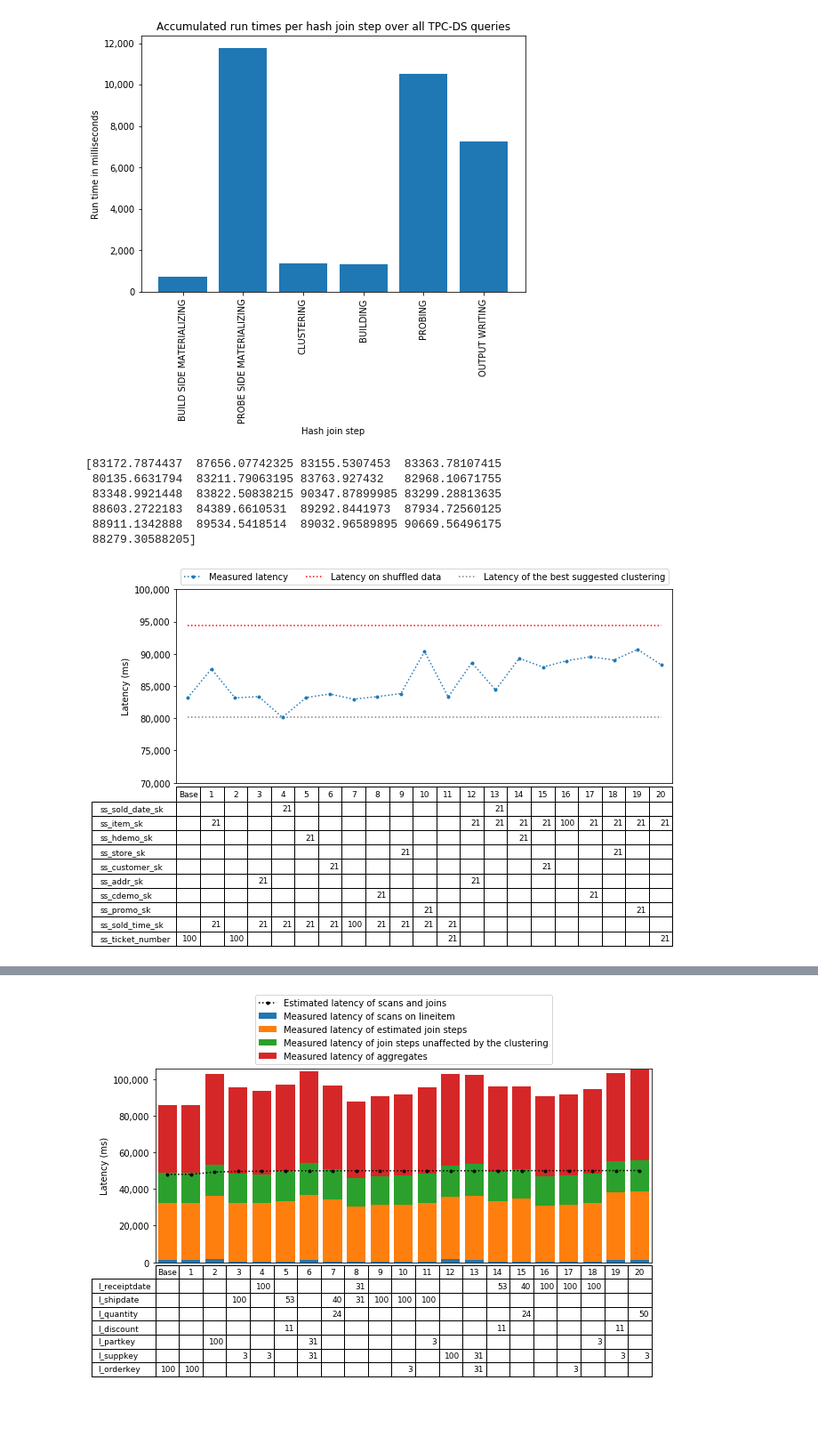
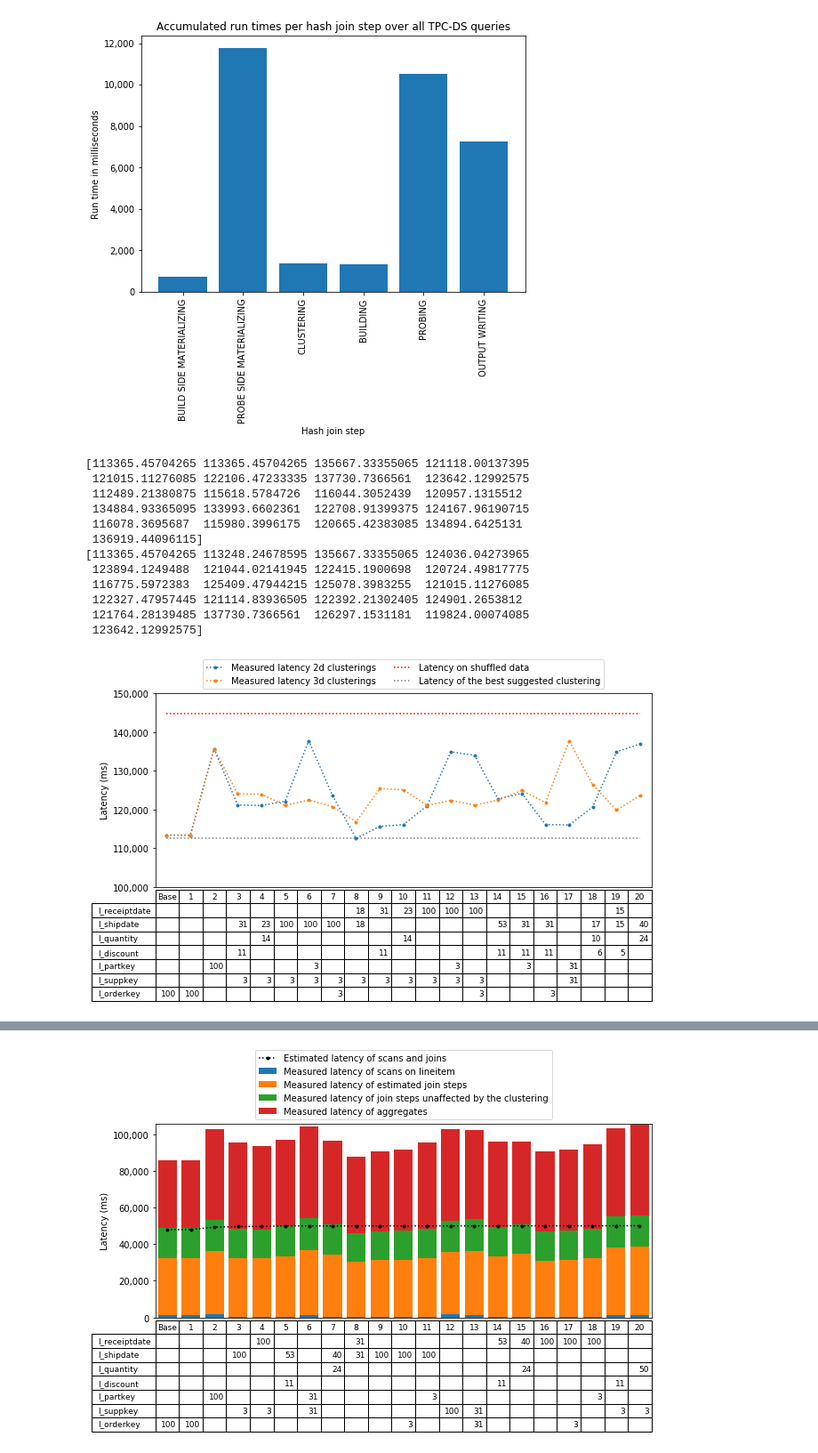
Before and after one commit to aloeser/clustering_model, a Jupyter notebook: Visualizations.ipynb, the cells around one changed output, grey strips where cells are left out. Shown: that part at 89% size. Saved outputs shown, nothing was run; the diff lists cells and outputs as text; code cells hidden in the pictures; blank space fills up the shorter version.

```diff
--- a/Visualizations.ipynb
+++ b/Visualizations.ipynb
@@ -254,6 +285,7 @@ def extract_cluster_counts(benchmark_folder, clustering_columns):
 # %%
 #latencies =      [112572, 134109, 119582, 122008, 123642, 111577, 114712, 119942, 115359, 120596, 121851, 123653, 116027, 120127, 115513, 134484, 139638, 132194, 134679, 131486, 136919]
-BENCHMARK = "tpcds"
+BENCHMARK = "tpch"
+THREE_D = True
 
 fig, ax = plt.subplots(figsize=(10,5))
 if BENCHMARK == "tpch":
@@ -262,7 +294,7 @@ if BENCHMARK == "tpch":
     latency_shuffled = 144684
     ax.set_ylim(ymin=100000,ymax=150000)
     benchmark_folder = "/home/aloeser/Dokumente/repos/hyrise/benchmark_results/final/tpch/sf10-2d"
-    #benchmark_folder = "/home/aloeser/Dokumente/repos/hyrise/benchmark_results/final/tpch/sf10-3d"
+    benchmark_folder_3d = "/home/aloeser/Dokumente/repos/hyrise/benchmark_results/final/tpch/sf10-3d-corrected"
     potential_clustering_columns = ['l_receiptdate', 'l_shipdate', 'l_quantity', 'l_discount', 'l_partkey', 'l_suppkey', 'l_orderkey']
     sort_column = "l_orderkey"
     default_chunks = 916
@@ -272,7 +304,7 @@ elif BENCHMARK == "tpcds":
     latency_shuffled = 94393
     ax.set_ylim(ymin=70000,ymax=100000)
     benchmark_folder = "/home/aloeser/Dokumente/repos/hyrise/benchmark_results/final/tpcds/sf10-2d"
-    #benchmark_folder = "/home/aloeser/Dokumente/repos/hyrise/benchmark_results/final/tpcds/sf10-3d-corrected"
+    benchmark_folder_3d = "/home/aloeser/Dokumente/repos/hyrise/benchmark_results/final/tpcds/sf10-3d-corrected"
     potential_clustering_columns = ['ss_sold_date_sk', 'ss_item_sk', 'ss_hdemo_sk', 'ss_store_sk', 'ss_customer_sk', 'ss_addr_sk', 'ss_cdemo_sk', 'ss_promo_sk', 'ss_sold_time_sk', 'ss_ticket_number']
     sort_column = "ss_ticket_number"
     default_chunks = 440
@@ -280,43 +312,62 @@ else:
     raise Exception("unknown benchmark")
 
 MILLISECONDS = 1e6
 latencies = np.array(extract_average_latencies(benchmark_folder)) / MILLISECONDS
 print(latencies)
+if THREE_D:
+    latencies_3d = np.array(extract_average_latencies(benchmark_folder_3d)) / MILLISECONDS
+    print(latencies_3d)
 
 ranks = ['Base'] + [str(x + 1) for x in range(20)]
 
 
-ax.plot(latencies, label='Measured latency', linestyle='dotted', marker='.')
-#ax.plot(latencies_tpch_3d, label='3d')
+ax.plot(latencies, label='Measured latency 2d clusterings', linestyle='dotted', marker='.')
+if THREE_D:
+    ax.plot(latencies_3d, label='Measured latency 3d clusterings', linestyle='dotted', marker='.')
 
 
 plt.hlines(latency_shuffled, 0, 20, color='r', label='Latency on shuffled data', linestyle='dotted')
+min_latency = min(latencies)
+if THREE_D:
+    min_latency = min(min_latency, min(latencies_3d))
 plt.hlines(min(latencies), 0, 20, color='gray', label='Latency of the best suggested clustering', linestyle='dotted')
+if not THREE_D and BENCHMARK == "tpch" and False:
+     plt.hlines(107146, 0, 20, color='green', label='Latency of the best known clustering', linestyle='dotted')
 
 ax.get_yaxis().set_major_formatter(matplotlib.ticker.FuncFormatter(lambda x, p: format(int(x), ',')))
-
 ax.set_ylabel('Latency (ms)')
 ax.set_xticks([])
 #ax.set_xticklabels(ranks)
 #ax.set_xlabel("Suggestion rank")
 
 PAPER_MODE = True
 if PAPER_MODE:
     box = ax.get_position()
     ax.set_position([box.x0, box.y0, box.width, box.height * 0.8])
-    legend = ax.legend(loc="lower center", ncol=3, bbox_to_anchor=(0.5, 1))
+    legend = ax.legend(loc="lower center", ncol=2, bbox_to_anchor=(0.5, 1))
 else:
     legend = ax.legend(loc='center left', ncol=1, bbox_to_anchor=(1.0, 0.5))
 
-the_table = add_cluster_count_table(benchmark_folder, potential_clustering_columns, ax)
+if THREE_D:
+    the_table = add_cluster_count_table(benchmark_folder_3d, potential_clustering_columns, ranks, ax)
+else:
+    the_table = add_cluster_count_table(benchmark_folder, potential_clustering_columns, ranks, ax)
 
 plt.margins(1/42, 1/42) # no empty space on left and right within bar chart
-plt.savefig(f'/home/aloeser/Downloads/top20_latency_{BENCHMARK}.pdf', bbox_extra_artists=(legend,the_table,), bbox_inches="tight")
+
+dimension_text = "_3d" if THREE_D else ""
+plt.savefig(f'/home/aloeser/Downloads/top20_latency_{BENCHMARK}{dimension_text}.pdf', bbox_extra_artists=(legend,the_table,), bbox_inches="tight")
 # %% [output]
-[83172.7874437  87656.07742325 83155.5307453  83363.78107415
- 80135.6631794  83211.79063195 83763.927432   82968.10671755
- 83348.9921448  83822.50838215 90347.87899985 83299.28813635
- 88603.2722183  84389.6610531  89292.8441973  87934.72560125
- 88911.1342888  89534.5418514  89032.96589895 90669.56496175
- 88279.30588205]
+[113365.45704265 113365.45704265 135667.33355065 121118.00137395
+ 121015.11276085 122106.47233335 137730.7366561  123642.12992575
+ 112489.21380875 115618.5784726  116044.3052439  120957.1315512
+ 134884.93365095 133993.6602361  122708.91399375 124167.96190715
+ 116078.3695687  115980.3996175  120665.42383085 134894.6425131
+ 136919.44096115]
+[113365.45704265 113248.24678595 135667.33355065 124036.04273965
+ 123894.1249488  121044.02141945 122415.1900698  120724.49817775
+ 116775.5972383  125409.47944215 125078.3983255  121015.11276085
+ 122327.47957445 121114.83936505 122392.21302405 124901.2653812
+ 121764.28139485 137730.7366561  126297.1531181  119824.00074085
+ 123642.12992575]
-[figure, old version]
+[figure, new version]
```
Also changed, not shown: parts of 5 cells of this notebook, 1 other file.
